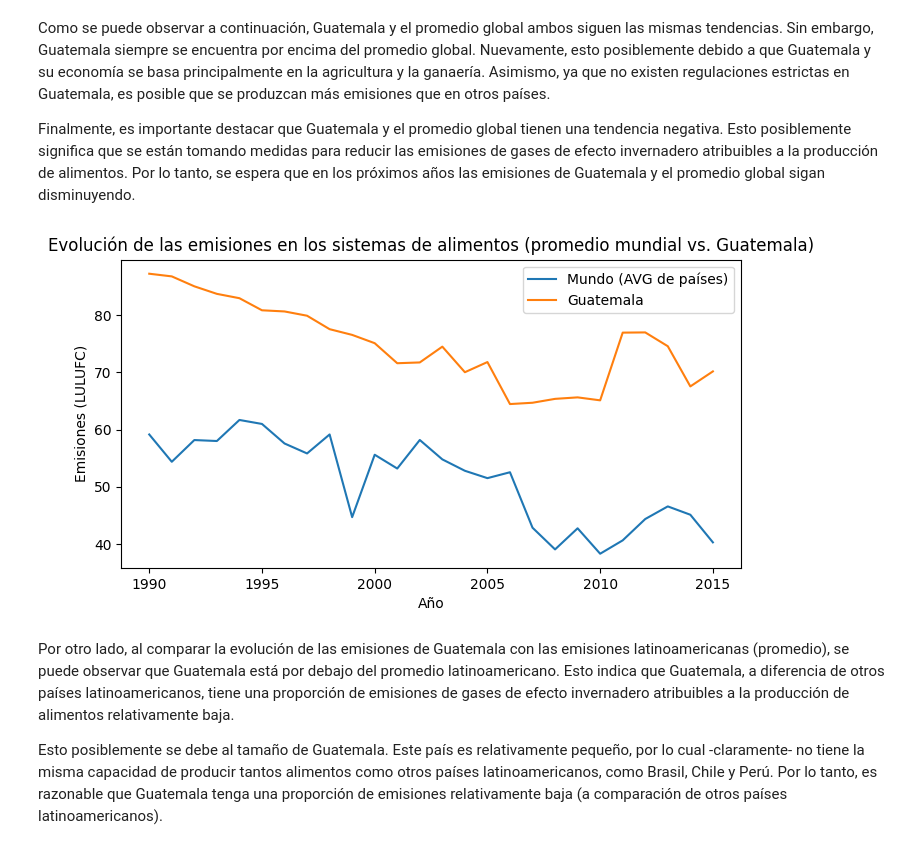
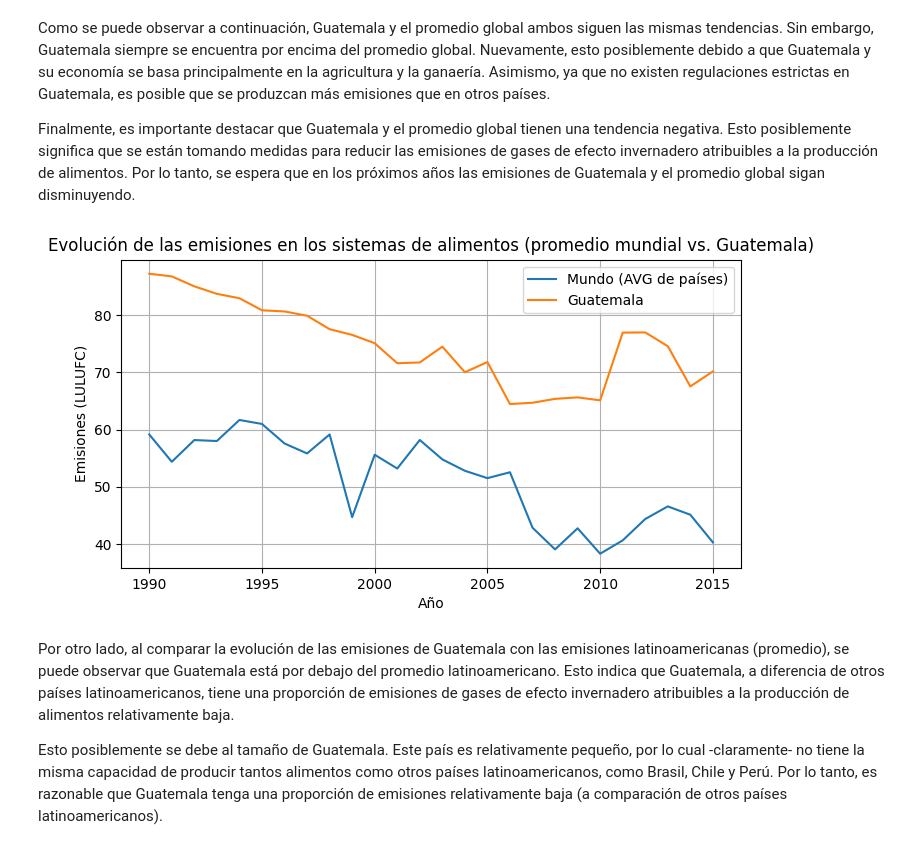
Before and after one commit to stefanoaragoni/datascience_lab9, a Jupyter notebook: lab9.ipynb, the cells around one changed output. Saved outputs shown, nothing was run; the diff lists cells and outputs as text; code cells hidden in the pictures.

```diff
--- a/lab9.ipynb
+++ b/lab9.ipynb
@@ -261,25 +261,26 @@ Finalmente, es importante destacar que Guatemala y el promedio global tienen una
 # %%
 # Comparar las emisiones del Mundo vs. Guatemala
 
 # Dataset excepto Guatemala
 dataset_except_guatemala = dataset[dataset['Entity'] != 'Guatemala']
 
 # AVG las emisiones de cada año
 dataset_except_guatemala = dataset_except_guatemala.groupby('Year').mean().reset_index()
 
 # Filtrar los datos de Guatemala
 dataset_guatemala = dataset[dataset['Entity'] == 'Guatemala']
 
 # Graficar las emisiones de Latinoamerica vs. Guatemala
 plt.figure(figsize=(8,4))
 sns.lineplot(x='Year', y='Emissions', data=dataset_except_guatemala, label='Mundo (AVG de países)')
 sns.lineplot(x='Year', y='Emissions', data=dataset_guatemala, label='Guatemala')
+plt.grid(True)
 plt.xlabel('Año')
 plt.ylabel('Emisiones (LULUFC)')
 plt.title('Evolución de las emisiones en los sistemas de alimentos (promedio mundial vs. Guatemala)')
 plt.show()
 # %% [output]
-[figure, old version]
+[figure, new version]
 # %% [markdown]
 Por otro lado, al comparar la evolución de las emisiones de Guatemala con las emisiones latinoamericanas (promedio), se puede observar que Guatemala está por debajo del promedio latinoamericano. Esto indica que Guatemala, a diferencia de otros países latinoamericanos, tiene una proporción de emisiones de gases de efecto invernadero atribuibles a la producción de alimentos relativamente baja.
 
```
Also changed, not shown: parts of 1 cell of this notebook.
